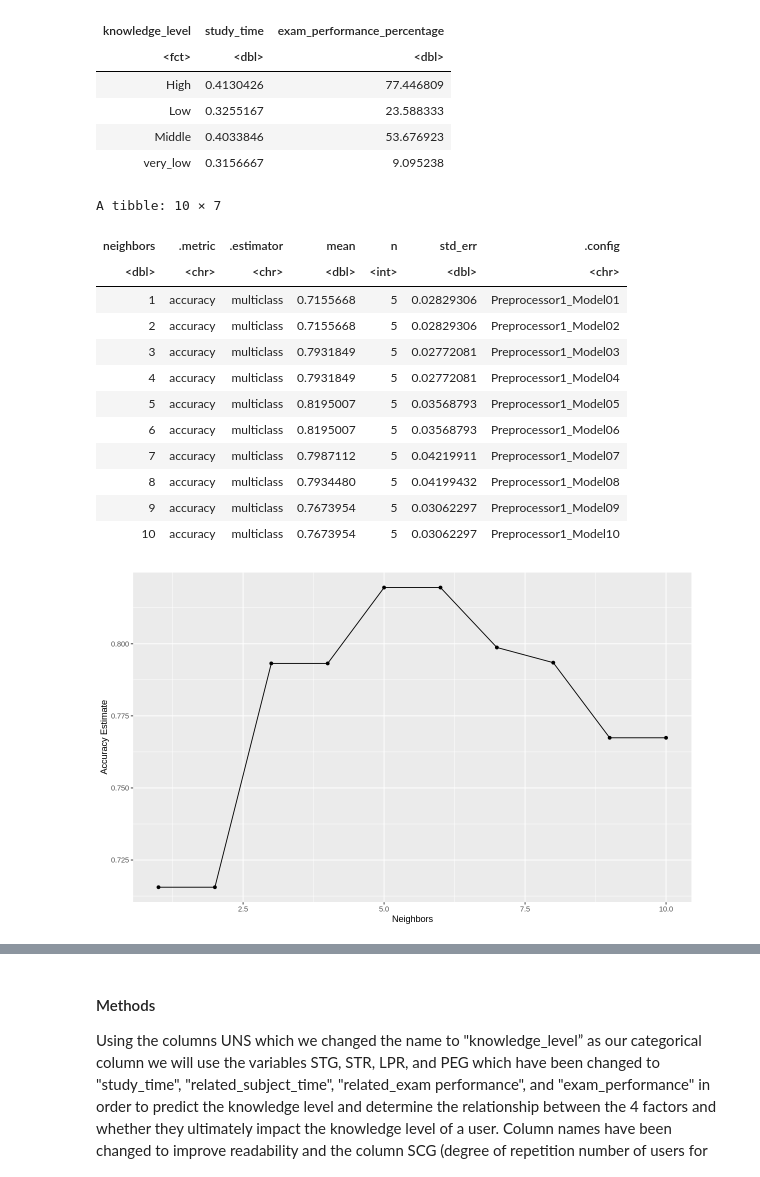
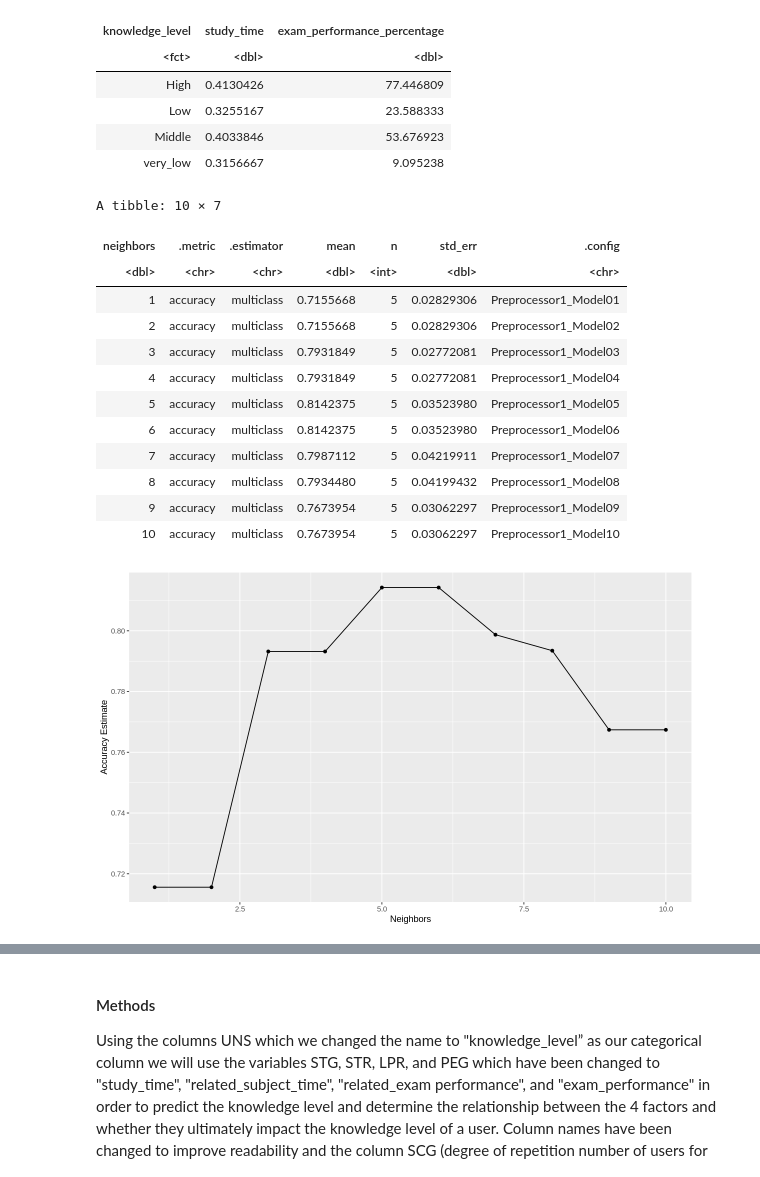
Before and after one commit to maywilsdon/dsci-100-2023s1-group-20, a Jupyter notebook: proposal.ipynb, the cells around one changed output, grey strips where cells are left out. Drawn from its saved outputs; the diff is of its cells as text; code cells hidden in the pictures.

```diff
--- a/proposal.ipynb
+++ b/proposal.ipynb
@@ -150,7 +168,7 @@ set.seed(7)
 
 # Creating our recipe, model specification, and performing 5-fold cross-valdiation to choose the best K value for our model
 
-student_recipe <- recipe(knowledge_level ~ study_time + exam_performance, data = student_train) |>
+student_recipe <- recipe(knowledge_level ~ study_time + exam_performance_percentage, data = student_train) |>
     step_center(all_predictors()) |>
     step_scale(all_predictors())
 
@@ -162,35 +180,35 @@ gridvals <- tibble(neighbors = seq(from = 1, to = 10, by = 1))
 
 student_vfold <- vfold_cv(student_train, v = 5, strata = knowledge_level)
 
 student_results <- workflow() |>
     add_recipe(student_recipe) |>
     add_model(student_tune) |>
     tune_grid(resamples = student_vfold, grid = gridvals) |>
     collect_metrics()
 
 accuracies <- student_results |>
        filter(.metric == "accuracy")
 accuracies
 
 accuracy_versus_k <- ggplot(accuracies, aes(x = neighbors, y = mean))+
        geom_point() +
        geom_line() +
        labs(x = "Neighbors", y = "Accuracy Estimate")
 accuracy_versus_k
 # %% [output]
 A tibble: 10 × 7
 | neighbors | .metric | .estimator | mean | n | std_err | .config |
 | <dbl> | <chr> | <chr> | <dbl> | <int> | <dbl> | <chr> |
 | 1 | accuracy | multiclass | 0.7155668 | 5 | 0.02829306 | Preprocessor1_Model01 |
 | 2 | accuracy | multiclass | 0.7155668 | 5 | 0.02829306 | Preprocessor1_Model02 |
 | 3 | accuracy | multiclass | 0.7931849 | 5 | 0.02772081 | Preprocessor1_Model03 |
 | 4 | accuracy | multiclass | 0.7931849 | 5 | 0.02772081 | Preprocessor1_Model04 |
-| 5 | accuracy | multiclass | 0.8195007 | 5 | 0.03568793 | Preprocessor1_Model05 |
-| 6 | accuracy | multiclass | 0.8195007 | 5 | 0.03568793 | Preprocessor1_Model06 |
+| 5 | accuracy | multiclass | 0.8142375 | 5 | 0.03523980 | Preprocessor1_Model05 |
+| 6 | accuracy | multiclass | 0.8142375 | 5 | 0.03523980 | Preprocessor1_Model06 |
 | 7 | accuracy | multiclass | 0.7987112 | 5 | 0.04219911 | Preprocessor1_Model07 |
 | 8 | accuracy | multiclass | 0.7934480 | 5 | 0.04199432 | Preprocessor1_Model08 |
 | 9 | accuracy | multiclass | 0.7673954 | 5 | 0.03062297 | Preprocessor1_Model09 |
 | 10 | accuracy | multiclass | 0.7673954 | 5 | 0.03062297 | Preprocessor1_Model10 |
-[figure, old version]
+[figure, new version]
 # %%
 # Performing our classification analysis on our testing data and obtaining the metrics of our analysis
```
Also changed, not shown: parts of 3 cells of this notebook.
